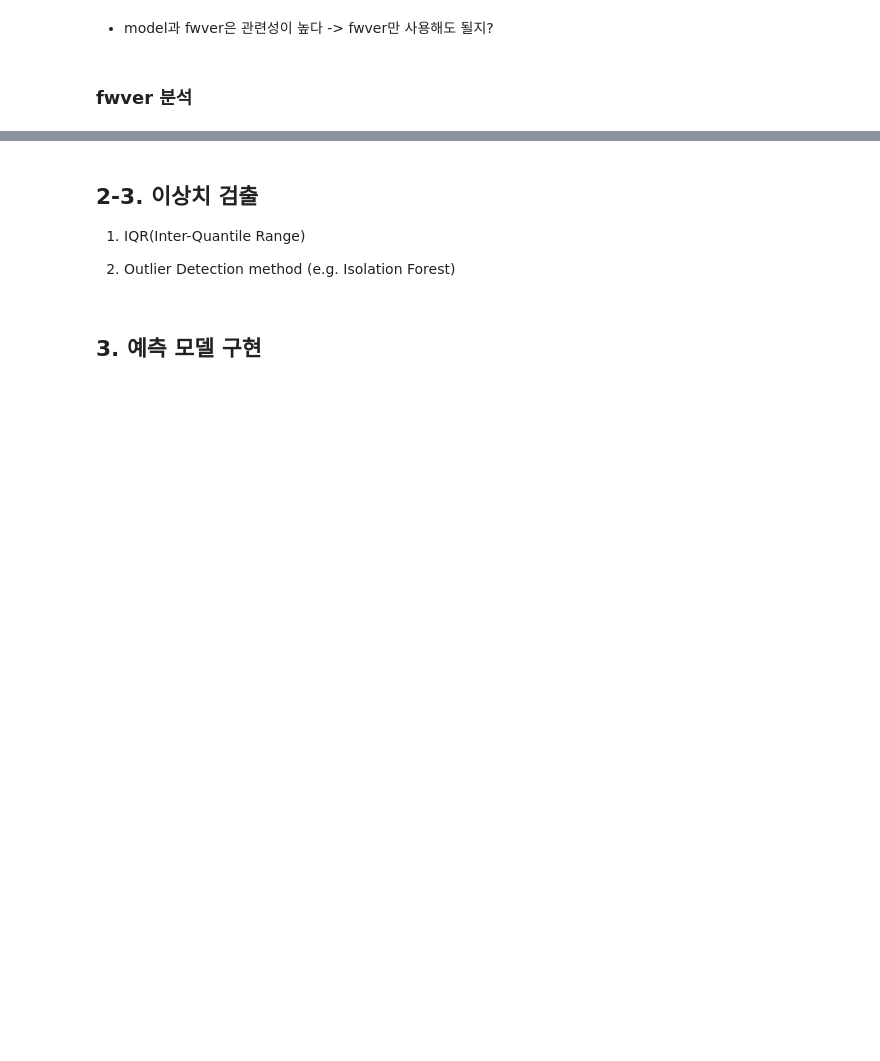
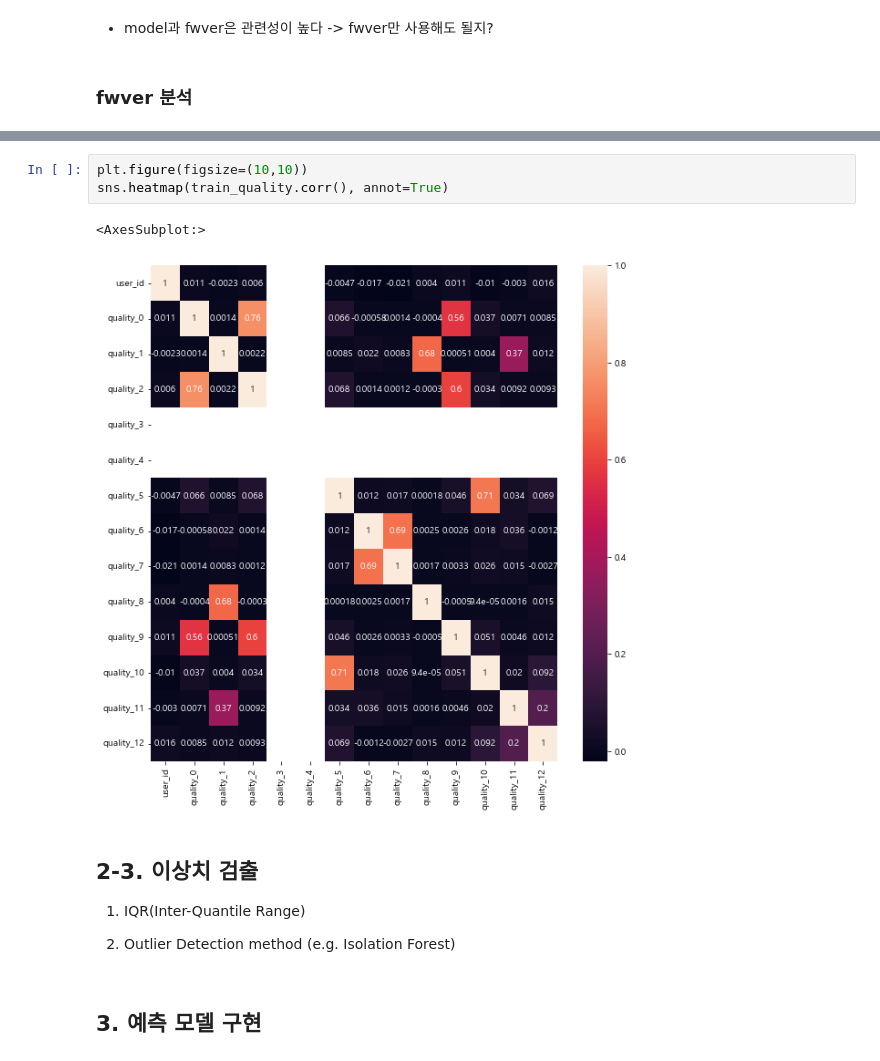
Before and after one commit to LEEHM97/machine-learning-exercises, a Jupyter notebook: 10.DAYCON대회_사용자불편예지/시스템 품질 변화로 인한 사용자 불편 예지.ipynb, the cells around one changed output, grey strips where cells are left out. Saved outputs shown, nothing was run; the diff lists cells and outputs as text; blank space fills up the shorter version.

```diff
--- a/10.DAYCON대회_사용자불편예지/시스템 품질 변화로 인한 사용자 불편 예지.ipynb
+++ b/10.DAYCON대회_사용자불편예지/시스템 품질 변화로 인한 사용자 불편 예지.ipynb
@@ -894,3 +972,9 @@ change_fwver
+# %%
+plt.figure(figsize=(10,10))
+sns.heatmap(train_quality.corr(), annot=True)
+# %% [output]
+<AxesSubplot:>
+[figure, added]
 # %% [markdown]
 ## 2-3. 이상치 검출
 
```
Also changed, not shown: parts of 24 cells of this notebook.
